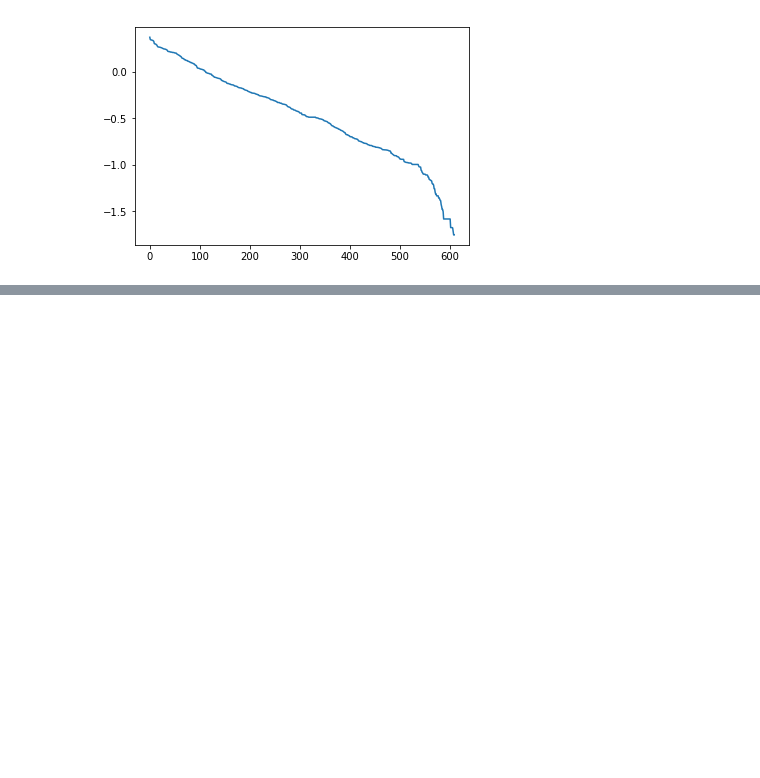
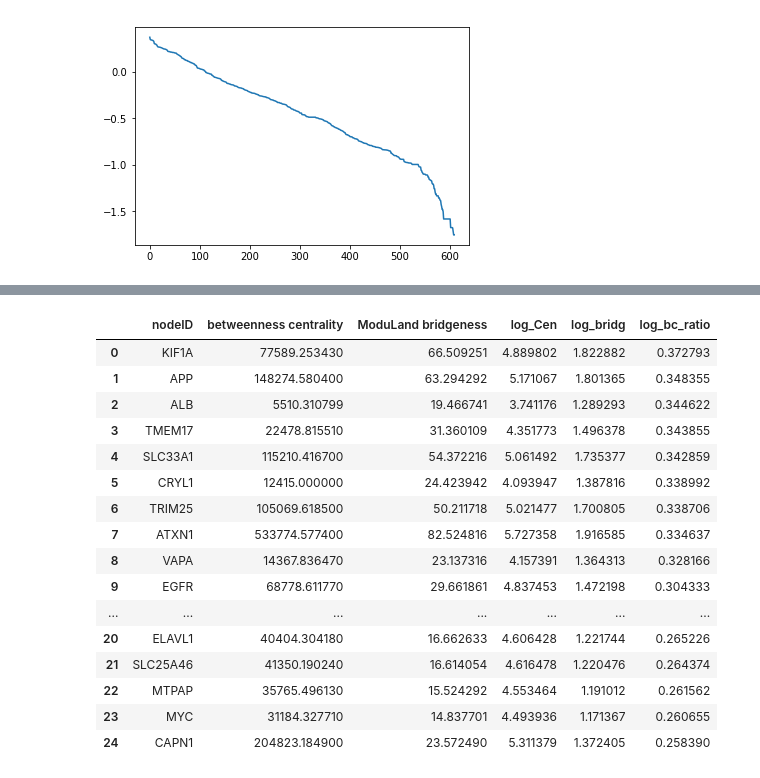
Before and after one commit to theocole/wsmm-groupwork, a Jupyter notebook: gene_lists/date_party_analysis.ipynb, the cells around one changed output, grey strips where cells are left out. Saved outputs shown, nothing was run; the diff lists cells and outputs as text; code cells hidden in the pictures; blank space fills up the shorter version.

```diff
--- a/gene_lists/date_party_analysis.ipynb
+++ b/gene_lists/date_party_analysis.ipynb
@@ -23,0 +34,22 @@ centrality_bridgeness_df.log_bc_ratio.plot()
+# %%
+top_10_ratio = centrality_bridgeness_df.head(25)
+other_genes = centrality_bridgeness_df.tail(len(centrality_bridgeness_df) - 25)
+top_10_ratio
+# %% [output]
+|  | nodeID | betweenness centrality | ModuLand bridgeness | log_Cen | log_bridg | log_bc_ratio |
+| 0 | KIF1A | 77589.253430 | 66.509251 | 4.889802 | 1.822882 | 0.372793 |
+| 1 | APP | 148274.580400 | 63.294292 | 5.171067 | 1.801365 | 0.348355 |
+| 2 | ALB | 5510.310799 | 19.466741 | 3.741176 | 1.289293 | 0.344622 |
+| 3 | TMEM17 | 22478.815510 | 31.360109 | 4.351773 | 1.496378 | 0.343855 |
+| 4 | SLC33A1 | 115210.416700 | 54.372216 | 5.061492 | 1.735377 | 0.342859 |
+| 5 | CRYL1 | 12415.000000 | 24.423942 | 4.093947 | 1.387816 | 0.338992 |
+| 6 | TRIM25 | 105069.618500 | 50.211718 | 5.021477 | 1.700805 | 0.338706 |
+| 7 | ATXN1 | 533774.577400 | 82.524816 | 5.727358 | 1.916585 | 0.334637 |
+| 8 | VAPA | 14367.836470 | 23.137316 | 4.157391 | 1.364313 | 0.328166 |
+| 9 | EGFR | 68778.611770 | 29.661861 | 4.837453 | 1.472198 | 0.304333 |
+| ... | ... | ... | ... | ... | ... | ... |
+| 20 | ELAVL1 | 40404.304180 | 16.662633 | 4.606428 | 1.221744 | 0.265226 |
+| 21 | SLC25A46 | 41350.190240 | 16.614054 | 4.616478 | 1.220476 | 0.264374 |
+| 22 | MTPAP | 35765.496130 | 15.524292 | 4.553464 | 1.191012 | 0.261562 |
+| 23 | MYC | 31184.327710 | 14.837701 | 4.493936 | 1.171367 | 0.260655 |
+| 24 | CAPN1 | 204823.184900 | 23.572490 | 5.311379 | 1.372405 | 0.258390 |
```
Also changed, not shown: parts of 4 cells of this notebook, 3 other files.
